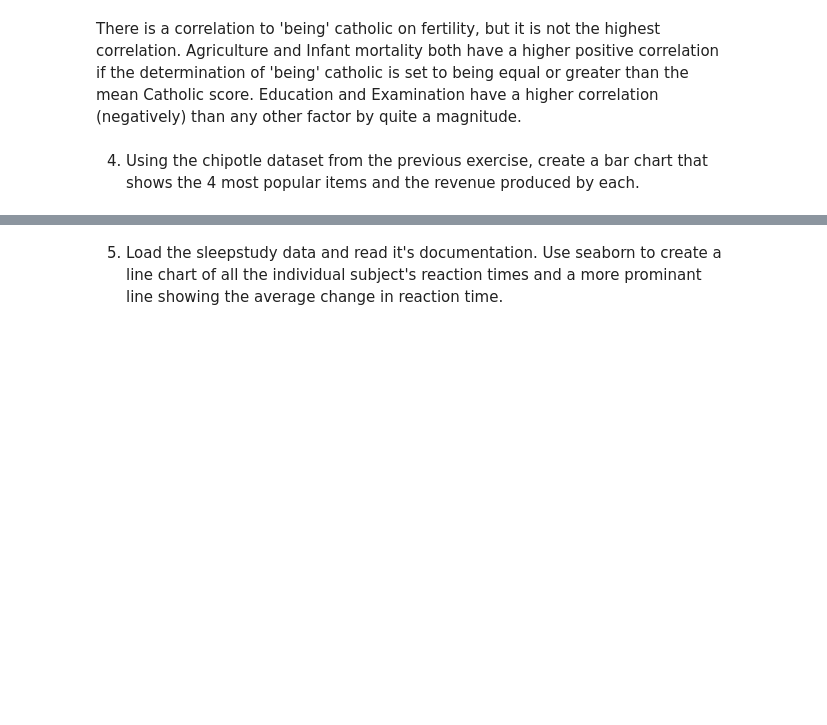
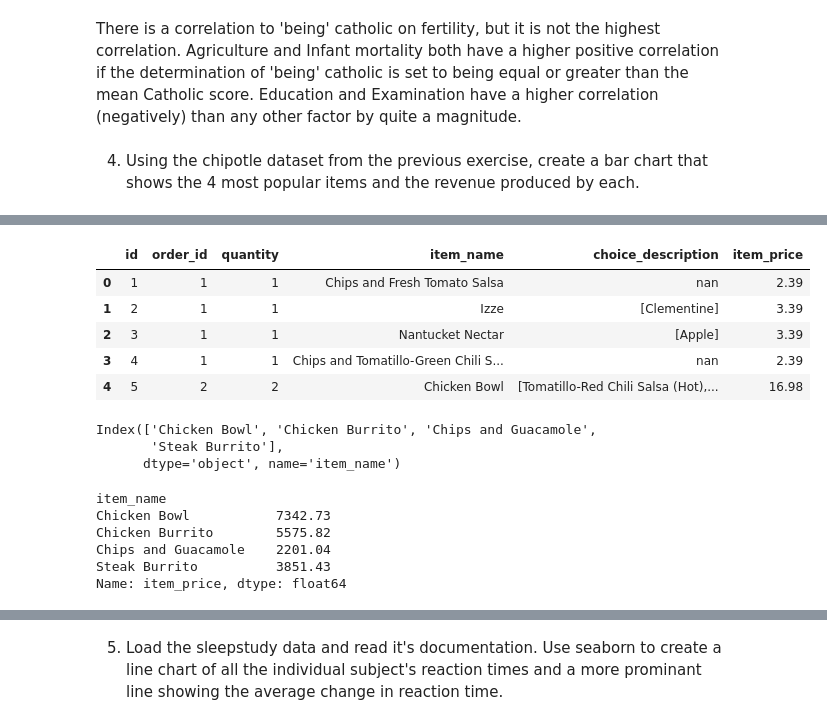
Before and after one commit to watermanbrandyn/numpy-pandas-visualization-exercises, a Jupyter notebook: seaborn_exercises.ipynb, the cells around one changed output, grey strips where cells are left out. Saved outputs shown, nothing was run; the diff lists cells and outputs as text; code cells hidden in the pictures; blank space fills up the shorter version.

```diff
--- a/seaborn_exercises.ipynb
+++ b/seaborn_exercises.ipynb
@@ -239,0 +271,27 @@ There is a correlation to 'being' catholic on fertility, but it is not the highe
+# %%
+orders.head()
+# %% [output]
+|  | id | order_id | quantity | item_name | choice_description | item_price |
+| 0 | 1 | 1 | 1 | Chips and Fresh Tomato Salsa | nan | 2.39 |
+| 1 | 2 | 1 | 1 | Izze | [Clementine] | 3.39 |
+| 2 | 3 | 1 | 1 | Nantucket Nectar | [Apple] | 3.39 |
+| 3 | 4 | 1 | 1 | Chips and Tomatillo-Green Chili S... | nan | 2.39 |
+| 4 | 5 | 2 | 2 | Chicken Bowl | [Tomatillo-Red Chili Salsa (Hot),... | 16.98 |
+# %%
+highest_sell = orders.groupby('item_name').quantity.sum().nlargest(4)
+highest_sell
+highest_sell.index
+# %% [output]
+Index(['Chicken Bowl', 'Chicken Burrito', 'Chips and Guacamole',
+       'Steak Burrito'],
+      dtype='object', name='item_name')
+# %%
+revenue = orders[orders.item_name.isin(highest_sell.index)].groupby('item_name').item_price.sum()
+revenue
+# %% [output]
+item_name
+Chicken Bowl           7342.73
+Chicken Burrito        5575.82
+Chips and Guacamole    2201.04
+Steak Burrito          3851.43
+Name: item_price, dtype: float64
```
Also changed, not shown: parts of 9 cells of this notebook.
